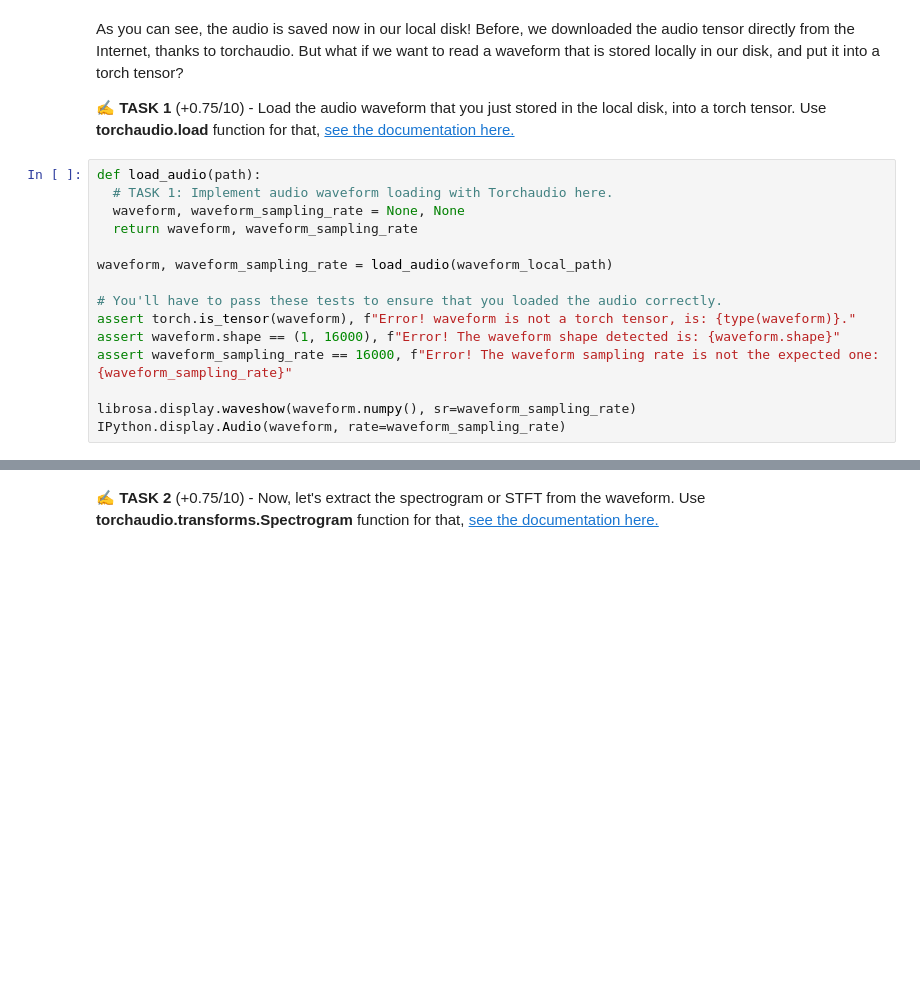
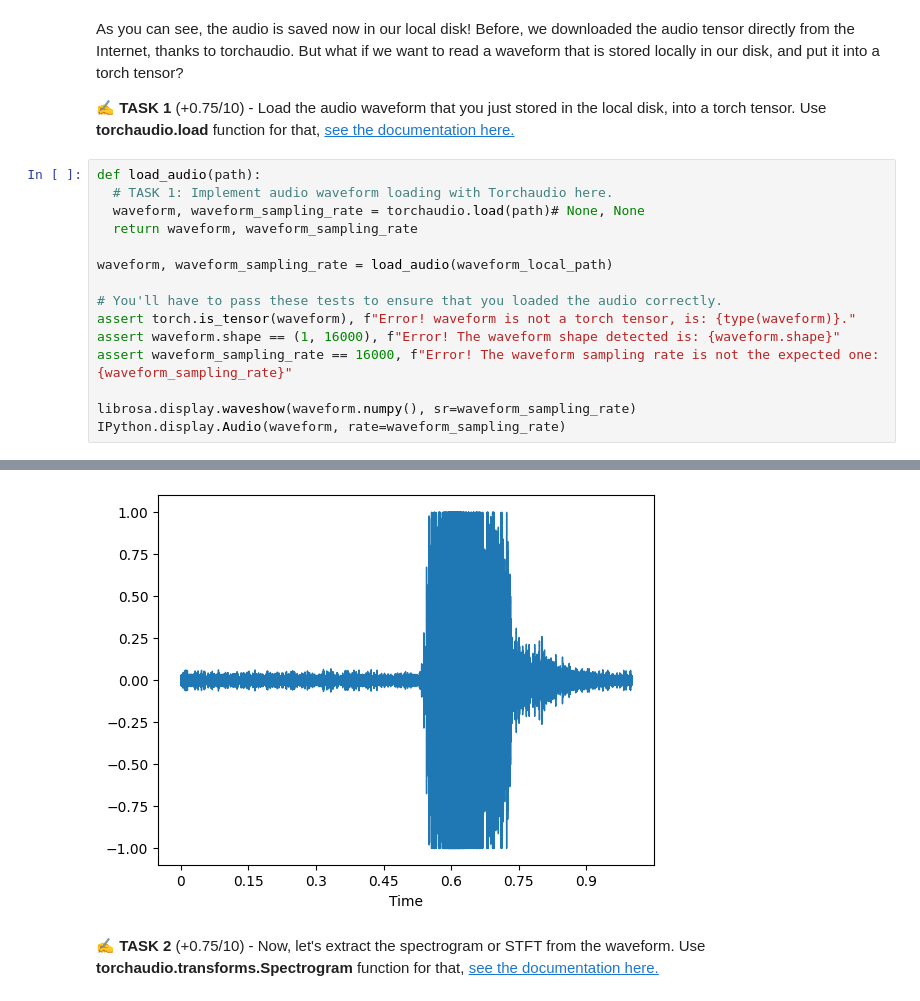
Before and after one commit to inesbroto/NLI_Chatbot, a Jupyter notebook: L4-A_Speech_Features.ipynb, the cells around one changed output, grey strips where cells are left out. Drawn from its saved outputs; the diff is of its cells as text; blank space fills up the shorter version.

```diff
--- a/L4-A_Speech_Features.ipynb
+++ b/L4-A_Speech_Features.ipynb
@@ -129,7 +172,7 @@ Before, we downloaded the audio tensor directly from the Internet, thanks to tor
 # %%
 def load_audio(path):
   # TASK 1: Implement audio waveform loading with Torchaudio here.
-  waveform, waveform_sampling_rate = None, None
+  waveform, waveform_sampling_rate = torchaudio.load(path)# None, None
   return waveform, waveform_sampling_rate
 
 waveform, waveform_sampling_rate = load_audio(waveform_local_path)
@@ -141,3 +184,4 @@ assert waveform_sampling_rate == 16000, f"Error! The waveform sampling rate is n
 
 librosa.display.waveshow(waveform.numpy(), sr=waveform_sampling_rate)
 IPython.display.Audio(waveform, rate=waveform_sampling_rate)
+# %% [output]
@@ -144,3 +189,4 @@ IPython.display.Audio(waveform, rate=waveform_sampling_rate)
+[figure, added]
 # %% [markdown]
 ✍️ **TASK 2** (+0.75/10) - Now, let's extract the spectrogram or STFT from the waveform. Use **torchaudio.transforms.Spectrogram** function for that, [see the documentation here.](https://pytorch.org/audio/main/generated/torchaudio.transforms.Spectrogram.html#torchaudio.transforms.Spectrogram)
 # %%
```
Also changed, not shown: parts of 12 cells of this notebook.
